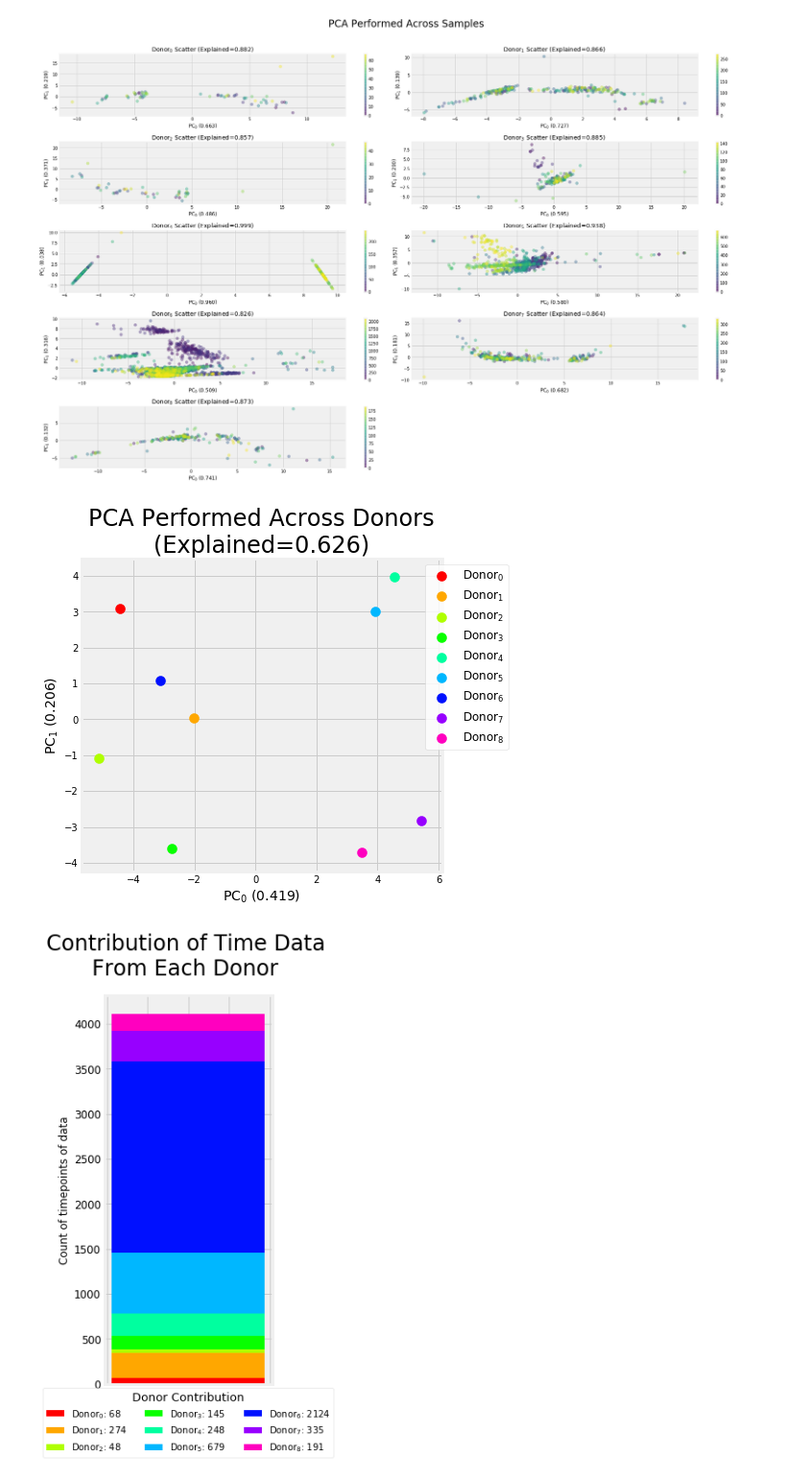
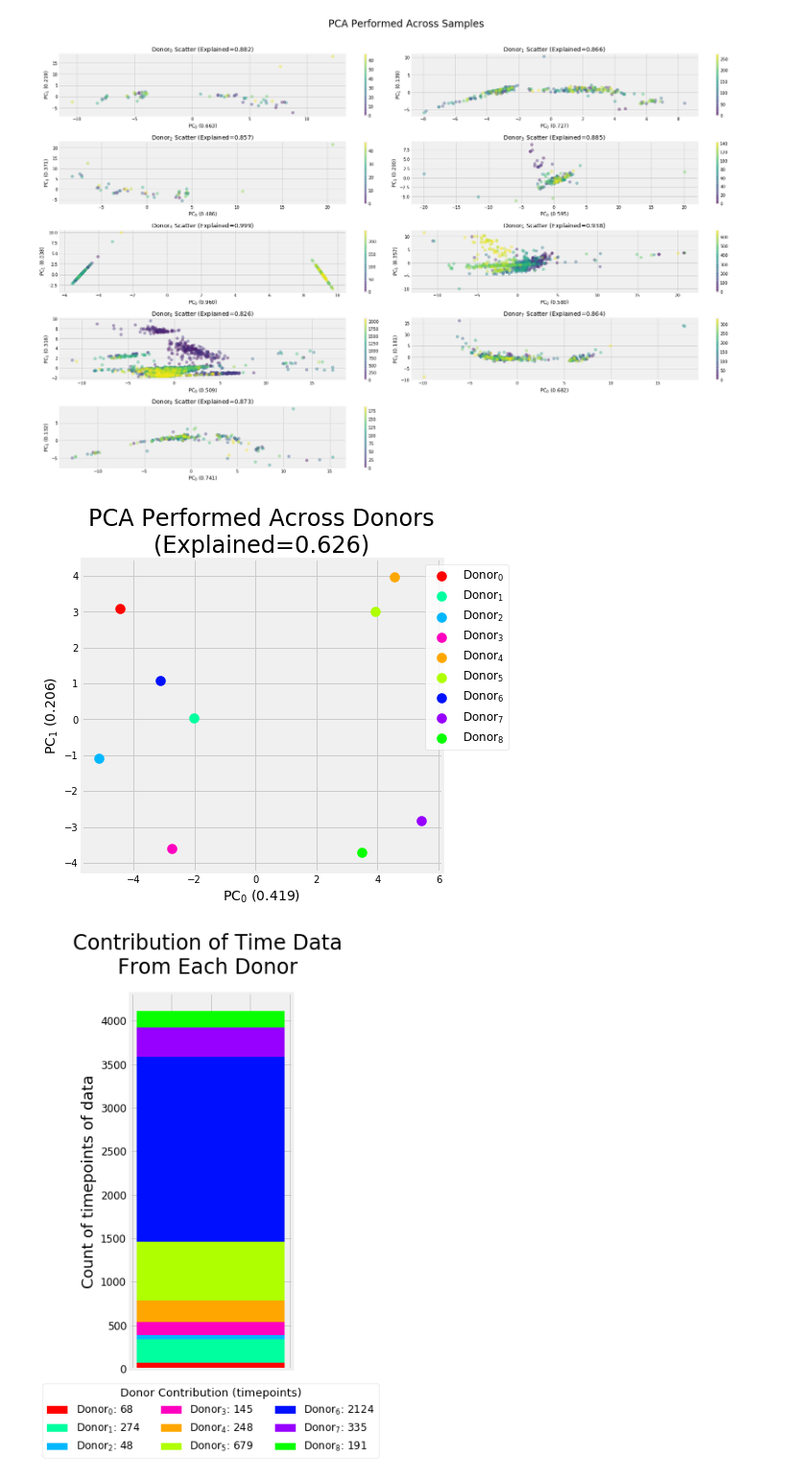
Before and after one commit to michaelwiest/microbiome-rnn, a Jupyter notebook: notebooks/Input Analysis.ipynb, the cells around one changed output. Shown at 96% size. Cells and saved outputs as stored; diff of their text form; code cells hidden in the pictures.

```diff
--- a/notebooks/Input Analysis.ipynb
+++ b/notebooks/Input Analysis.ipynb
@@ -381,7 +382,7 @@ pca.fit(zs)
 t = pca.transform(zs)
 
 for i in range(t.shape[0]):
-    plt.scatter(t[i, 0], t[i, 1], label=file_labs[i], s=100, c=cmap1(i))
+    plt.scatter(t[i, 0], t[i, 1], label=file_labs[i], s=100, c=colors2[i])
 legend = plt.legend(frameon = 1, loc='upper right', ncol=1, fontsize=12, bbox_to_anchor=(1.2, 1))
 frame = legend.get_frame()
 frame.set_facecolor('white')
@@ -391,36 +392,37 @@ plt.title('PCA Performed Across Donors\n(Explained={})'.format(str(sum(pca.expla
           fontsize=24, y=1)
 plt.show()
 # %% [output]
-[figure, old version]
+[figure, new version]
 # %%
 su = sum([s.shape[1] for s in oh.samples])
 fracs = [s.shape[1] * 1.0 / su for s in oh.samples]
 sizes = [s.shape[1] for s in oh.samples]
 colors2 = [cmap1(i) for i in range(len(file_labs))]
+random.shuffle(colors2)
 fig, ax = plt.subplots(figsize=(3, 8))
 bar_width = 0.750
 for i in range(len(fracs)):
     if i == 0:
         ax.bar(1, sizes[i], bar_width, color=colors2[i], label=file_labs[i] + ': {}'.format(sizes[i]))
     else:
         ax.bar(1, sizes[i], bar_width, color=colors2[i], bottom=sum(sizes[:i]), label=file_labs[i] + ': {}'.format(sizes[i]))
 
 ax.set_xticklabels([])
-plt.ylabel('Count of timepoints of data')
+plt.ylabel('Count of timepoints of data', fontsize=18)
 ax.tick_params(axis='y', which='major', labelsize=12)
 plt.suptitle('Contribution of Time Data\nFrom Each Donor', fontsize=24, y=1)
 legend = plt.legend(frameon = 1,
                     loc='lower center',
-                    fontsize=10,
+                    fontsize=12,
                     ncol=3,
-                    bbox_to_anchor=(0.5, -0.2),
-                    title='Donor Contribution'
+                    bbox_to_anchor=(0.5, -0.25),
+                    title='Donor Contribution (timepoints)'
                     )
 legend.get_title().set_fontsize('13')
 frame = legend.get_frame()
 frame.set_facecolor('white')
 
 # ax.set_ylim(0, 1)
 plt.show()
 # %% [output]
-[figure, old version]
+[figure, new version]
```
Also changed, not shown: parts of 1 cell of this notebook, 1 other file.
